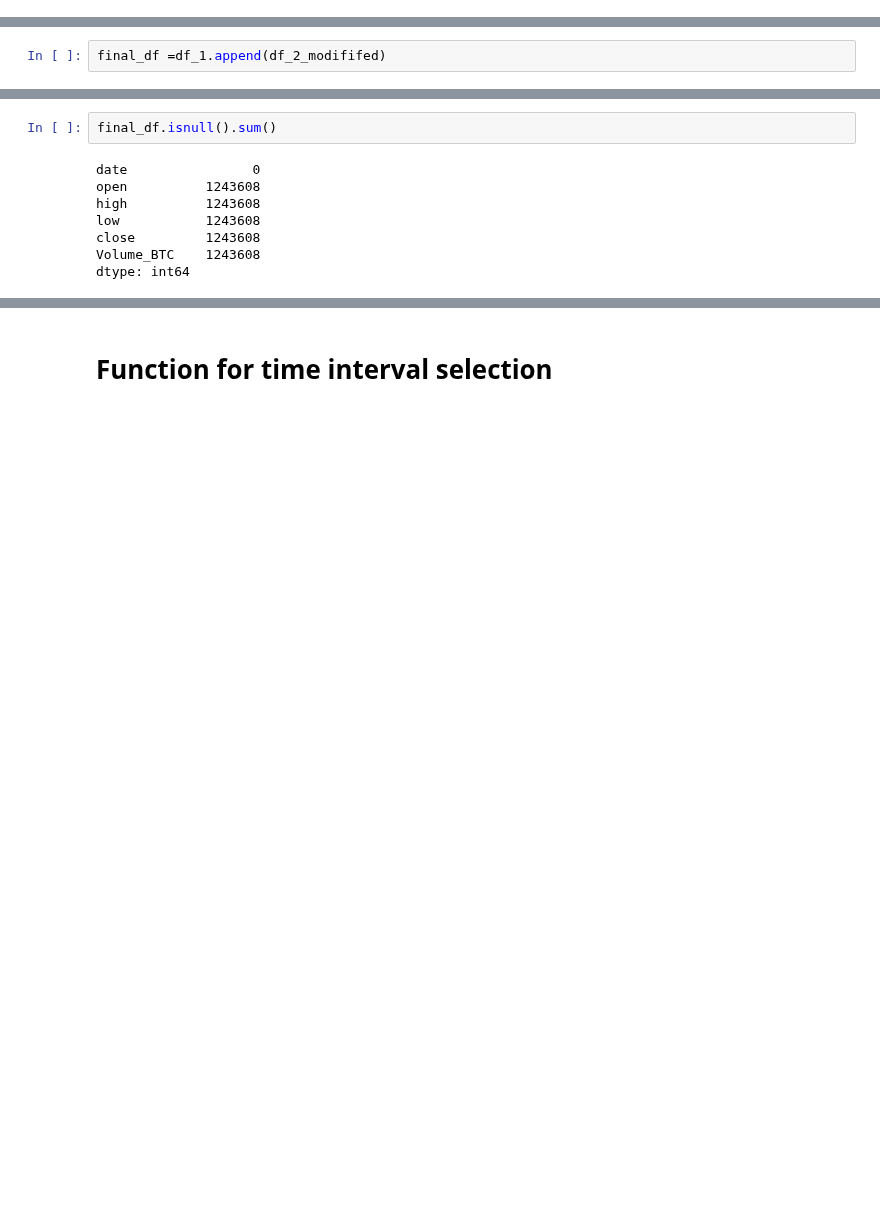
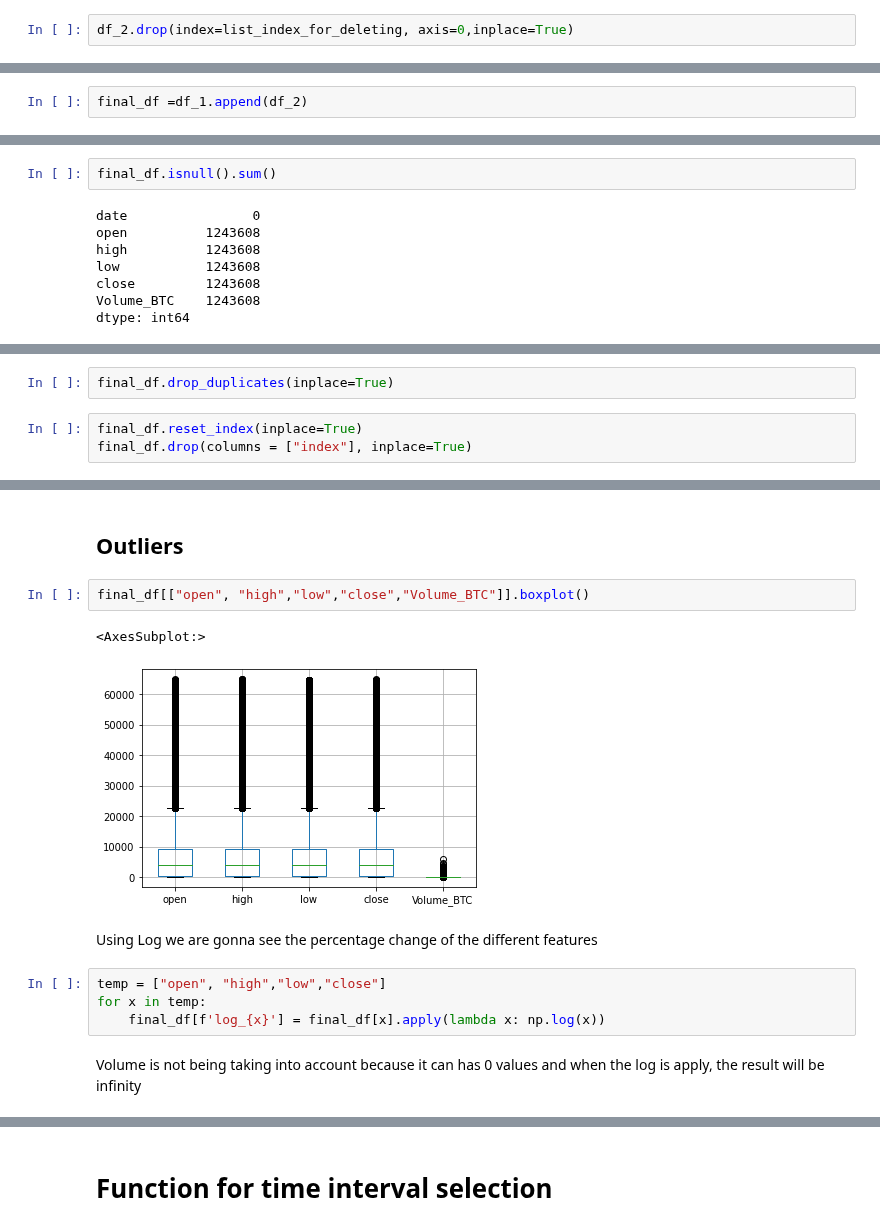
Before and after one commit to timjab92/cryptotrading-indicator, a Jupyter notebook: notebooks/Data_Colecting_Cleaning.ipynb, the cells around one changed output, grey strips where cells are left out. Saved outputs shown, nothing was run; the diff lists cells and outputs as text; blank space fills up the shorter version.

```diff
--- a/notebooks/Data_Colecting_Cleaning.ipynb
+++ b/notebooks/Data_Colecting_Cleaning.ipynb
@@ -168,0 +171,2 @@ df_2_modififed.drop(index=list_index_for_deleting, axis=0,inplace=True)
+# %%
+df_2.drop(index=list_index_for_deleting, axis=0,inplace=True)
@@ -169,7 +205,7 @@ df_2_modififed.drop(index=list_index_for_deleting, axis=0,inplace=True)
 # %% [markdown]
 ## Joining table with concatenate
 # %%
-final_df =df_1.append(df_2_modififed)
+final_df =df_1.append(df_2)
 # %%
 final_df
 # %% [output]
@@ -232,0 +305,5 @@ dtype: int64
+# %%
+final_df.drop_duplicates(inplace=True)
+# %%
+final_df.reset_index(inplace=True)
+final_df.drop(columns = ["index"], inplace=True)
@@ -232,0 +326,15 @@ dtype: int64
+# %% [markdown]
+## Outliers
+# %%
+final_df[["open", "high","low","close","Volume_BTC"]].boxplot()
+# %% [output]
+<AxesSubplot:>
+[figure, added]
+# %% [markdown]
+Using Log we are gonna see the percentage change of the different features
+# %%
+temp = ["open", "high","low","close"]
+for x in temp:
+    final_df[f'log_{x}'] = final_df[x].apply(lambda x: np.log(x))
+# %% [markdown]
+Volume is not being taking into account because it can has 0 values and when the log is apply, the result will be infinity
```
Also changed, not shown: parts of 40 cells of this notebook.
